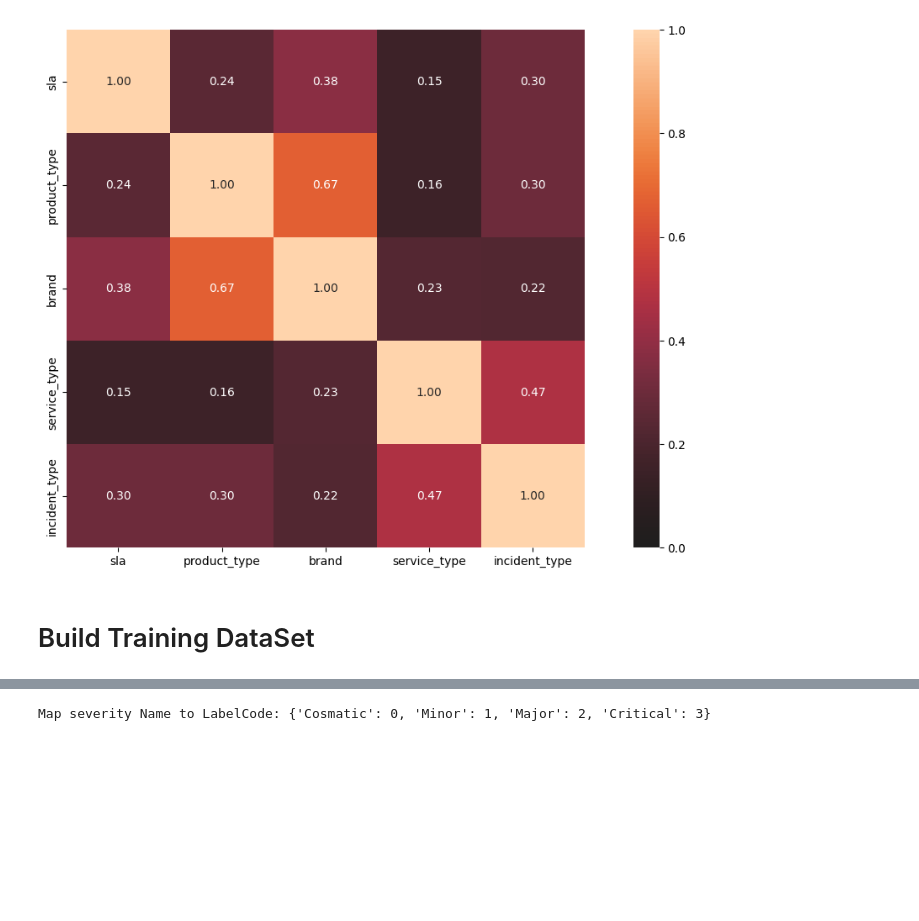
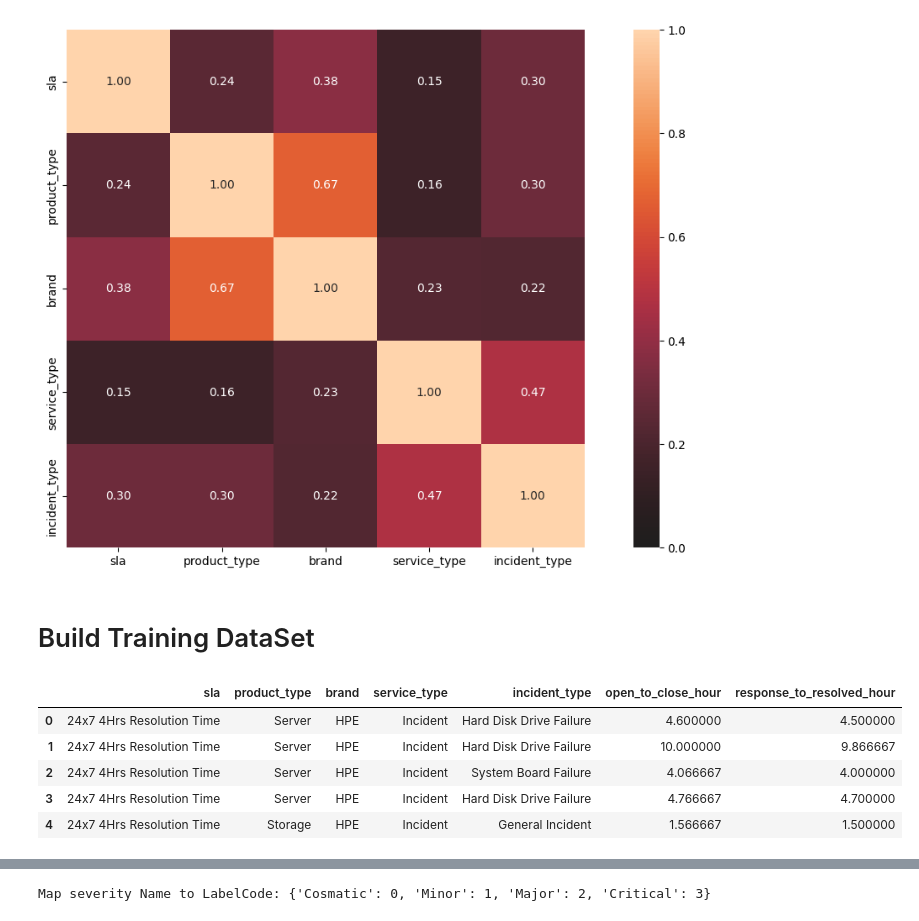
Before and after one commit to technqvi/MyYoutube-Demo, a Jupyter notebook: google_data_ai/t2-explore_to_create_train_data_ml.ipynb, the cells around one changed output, grey strips where cells are left out. Saved outputs shown, nothing was run; the diff lists cells and outputs as text; code cells hidden in the pictures; blank space fills up the shorter version.

```diff
--- a/google_data_ai/t2-explore_to_create_train_data_ml.ipynb
+++ b/google_data_ai/t2-explore_to_create_train_data_ml.ipynb
@@ -357,6 +357,15 @@ complete_correlation= associations(df_all[ cateCols ], figsize=(15,8))
 [figure]
 # %% [markdown]
 # Build Training DataSet
+# %%
+df_all[cateCols+numbericCols].head()
+# %% [output]
+|  | sla | product_type | brand | service_type | incident_type | open_to_close_hour | response_to_resolved_hour |
+| 0 | 24x7 4Hrs Resolution Time | Server | HPE | Incident | Hard Disk Drive Failure | 4.600000 | 4.500000 |
+| 1 | 24x7 4Hrs Resolution Time | Server | HPE | Incident | Hard Disk Drive Failure | 10.000000 | 9.866667 |
+| 2 | 24x7 4Hrs Resolution Time | Server | HPE | Incident | System Board Failure | 4.066667 | 4.000000 |
+| 3 | 24x7 4Hrs Resolution Time | Server | HPE | Incident | Hard Disk Drive Failure | 4.766667 | 4.700000 |
+| 4 | 24x7 4Hrs Resolution Time | Storage | HPE | Incident | General Incident | 1.566667 | 1.500000 |
 # %%
 df_all[[labelName,label]].sample(10)
 # %% [output]
```
Also changed, not shown: parts of 4 cells of this notebook.
